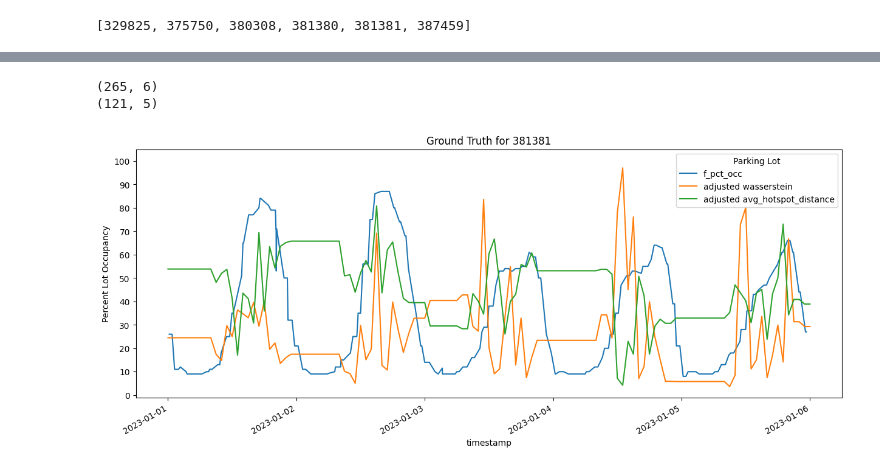
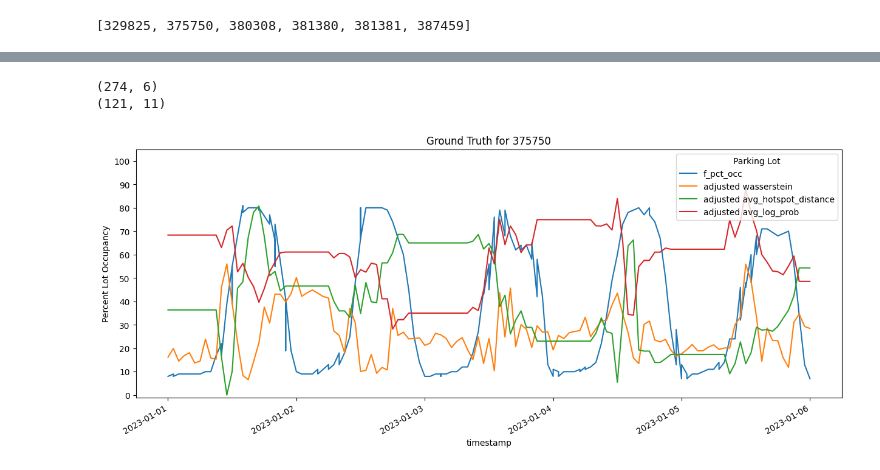
Before and after one commit to INRIX-Logan-Garwood/Parking-Location-vs-Occupancy, a Jupyter notebook: notebooks/correlation_validation.ipynb, the cells around one changed output, grey strips where cells are left out. Saved outputs shown, nothing was run; the diff lists cells and outputs as text; code cells hidden in the pictures.

```diff
--- a/notebooks/correlation_validation.ipynb
+++ b/notebooks/correlation_validation.ipynb
@@ -33,0 +26,28 @@ X (4464, 3)
+# %%
+# X = pd.read_csv('../results/csvs/training_data_2022-11_to_2023-03.csv')
+# X = pd.read_csv('../results/csvs/corrected_training_data_2022-11_to_2023-03.csv')
+X = pd.read_csv('../results/csvs/newest_training_data.csv')
+parking_data = pd.read_csv('../data/IrvineSpectrumCenter_parking_2022-11_to_2023-03.csv')
+lot_ids = list(X['pk_lot'].unique())
+parking_data = parking_data[parking_data['pk_lot'].isin(lot_ids)]
+
+# convert timestamp to datetime when the rows have different timezones
+X['timestamp'] = pd.to_datetime(X['timestamp'], utc=True)
+X['timestamp'] = X['timestamp'].dt.tz_convert('US/Pacific')
+
+# sort by timestamp
+X = X.sort_values(by=['timestamp'])
+X['timestamp'] = X['timestamp'].dt.tz_convert('US/Pacific')
+
+parking_data['dt_start_date'] = pd.to_datetime(parking_data['dt_start_date'])
+parking_data['dt_start_date'] = parking_data['dt_start_date'].dt.round('h')
+parking_data['dt_start_date'] = parking_data['dt_start_date'].dt.tz_convert('US/Pacific')
+parking_data.drop(columns=['dt_end_date', 'pk_lot_alias', 'f_occupancy_rank'], inplace=True)
+X = X.sort_values(by=['timestamp'])
+parking_data = parking_data.sort_values(by=['dt_start_date'])
+
+X.set_index('timestamp', inplace=True)
+parking_data.set_index('dt_start_date', inplace=True)
+
+display(X.head(10))
+display(parking_data.head(10))
@@ -53,30 +98,34 @@ X_lot = X[X['pk_lot'] == lot_id].copy()
 # wasserstein and avg_hotspot_distance usually between 0 and 1
 X_lot['adjusted wasserstein'] = 100 * ((X_lot['wasserstein'] - X_lot['wasserstein'].min()) / (X_lot['wasserstein'].max() - X_lot['wasserstein'].min()))
 X_lot['adjusted avg_hotspot_distance'] = 100 * ((X_lot['avg_hotspot_distance'] - X_lot['avg_hotspot_distance'].min()) / (X_lot['avg_hotspot_distance'].max() - X_lot['avg_hotspot_distance'].min()))
+X_lot['adjusted avg_log_prob'] = 100 * ((X_lot['avg_log_prob']) - X_lot['avg_log_prob'].min()) / (X_lot['avg_log_prob'].max() - X_lot['avg_log_prob'].min())
 
 # filter by time
-ground_truth_df = ground_truth_df[(ground_truth_df.index >= start_time) & (ground_truth_df.index <= end_time)]
+ground_truth_df = ground_truth_df[(ground_truth_df.index >= start_time) & (ground_truth_df.index<= end_time)]
 X_lot = X_lot[(X_lot.index >= start_time) & (X_lot.index <= end_time)]
 print(ground_truth_df.shape)
 print(X_lot.shape)
 # %% [output]
-(265, 6)
-(121, 5)
+(274, 6)
+(121, 11)
 # %%
 plt.figure(figsize=(15, 6))
 ground_truth_df['f_pct_occ'].plot(legend=True)
 
 # plot the wasserstein distance from X as well
 X_lot['adjusted wasserstein'].plot(legend=True)
 
 # plot the distance from hotspots
 X_lot['adjusted avg_hotspot_distance'].plot(legend=True)
 
+# plot the log probabilities
+X_lot['adjusted avg_log_prob'].plot(legend=True)
+
 plt.yticks(np.arange(0, 110, 10))
 plt.title(f'Ground Truth for {lot_id}')
 plt.ylabel('Percent Lot Occupancy')
 plt.legend(title='Parking Lot')
 plt.ylim(-1, 105)
 plt.show()
 # %% [output]
-[figure, old version]
+[figure, new version]
```
Also changed, not shown: parts of 3 cells of this notebook, 1 other file.
